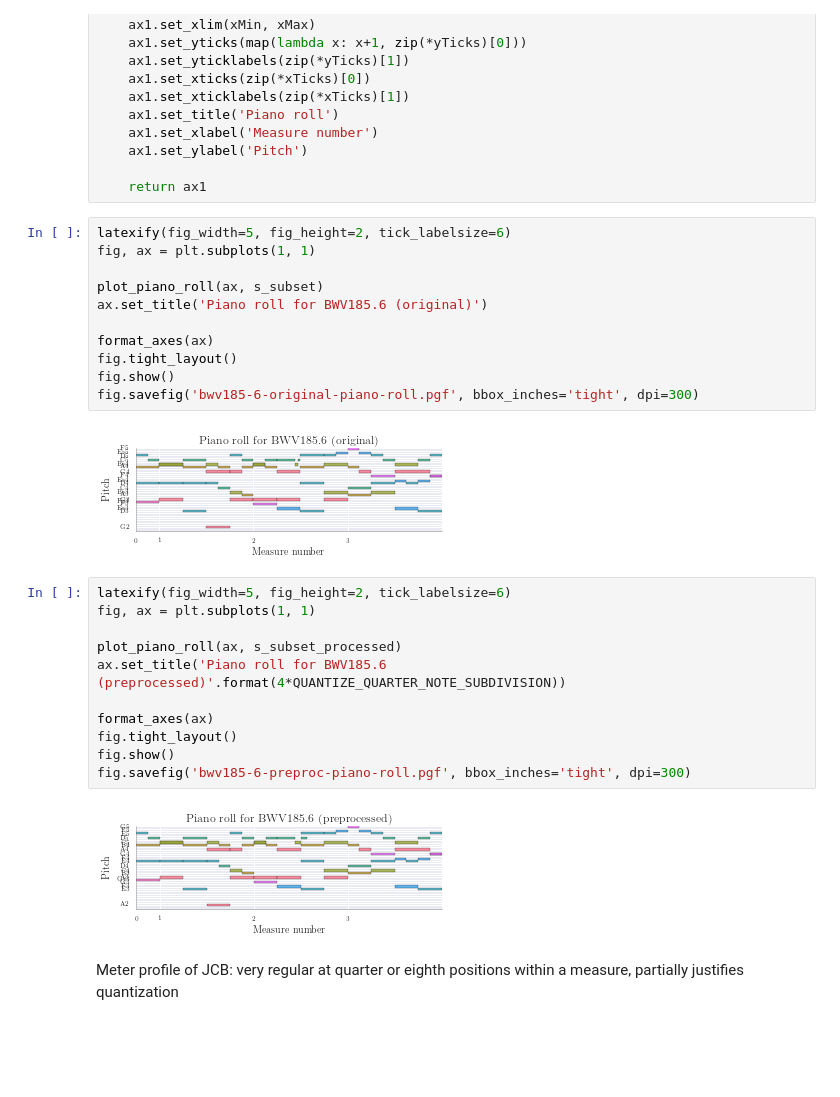
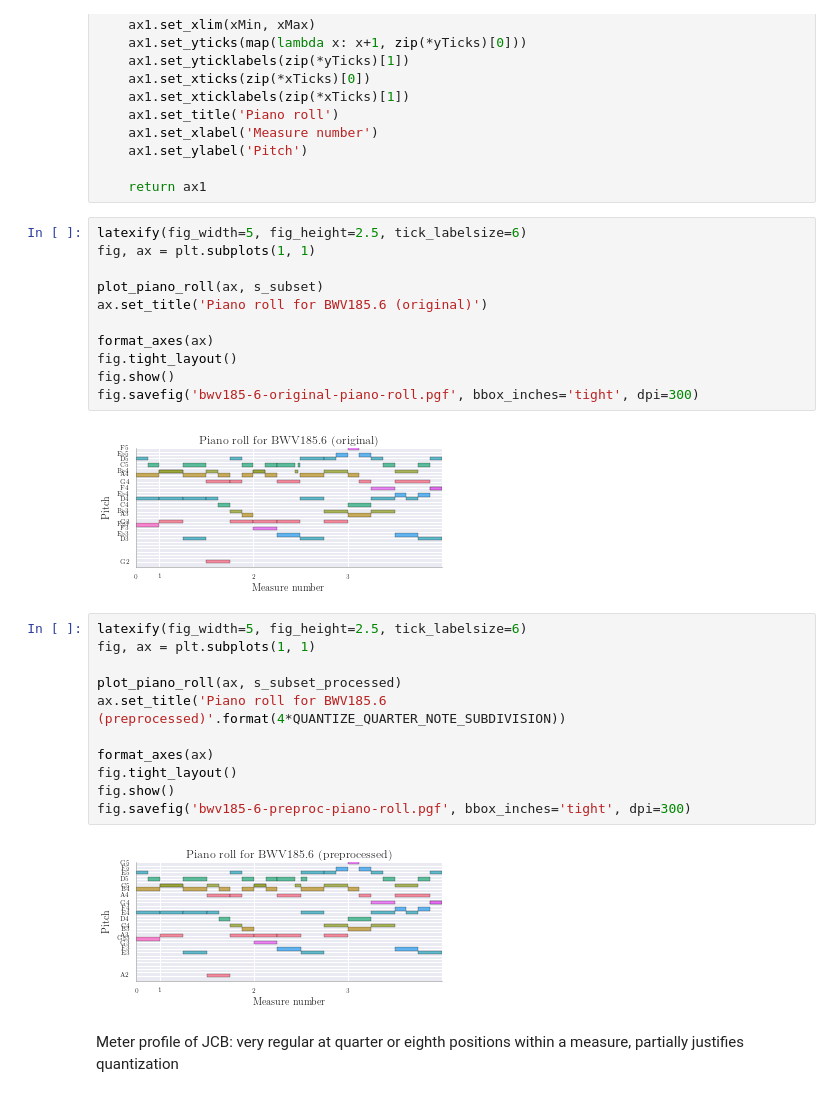
Before and after one commit to feynmanliang/bachbot-thesis, a Jupyter notebook: jupyter-notebooks/Corpus studies.ipynb, the cells around one changed output. Saved outputs shown, nothing was run; the diff lists cells and outputs as text; blank space fills up the shorter version.

```diff
--- a/jupyter-notebooks/Corpus studies.ipynb
+++ b/jupyter-notebooks/Corpus studies.ipynb
@@ -108,20 +108,20 @@ def plot_piano_roll(ax1, s):
 
     return ax1
 # %%
-latexify(fig_width=5, fig_height=2, tick_labelsize=6)
+latexify(fig_width=5, fig_height=2.5, tick_labelsize=6)
 fig, ax = plt.subplots(1, 1)
 
 plot_piano_roll(ax, s_subset)
 ax.set_title('Piano roll for BWV185.6 (original)')
 
 format_axes(ax)
 fig.tight_layout()
 fig.show()
 fig.savefig('bwv185-6-original-piano-roll.pgf', bbox_inches='tight', dpi=300)
 # %% [output]
-[figure, old version]
+[figure, new version]
 # %%
-latexify(fig_width=5, fig_height=2, tick_labelsize=6)
+latexify(fig_width=5, fig_height=2.5, tick_labelsize=6)
 fig, ax = plt.subplots(1, 1)
 
 plot_piano_roll(ax, s_subset_processed)
@@ -132,7 +132,7 @@ fig.tight_layout()
 fig.show()
 fig.savefig('bwv185-6-preproc-piano-roll.pgf', bbox_inches='tight', dpi=300)
 # %% [output]
-[figure, old version]
+[figure, new version]
 # %% [markdown]
 Meter profile of JCB: very regular at quarter or eighth positions within a measure, partially justifies quantization
 # %%
```
Also changed, not shown: parts of 2 cells of this notebook, 3 other files.
